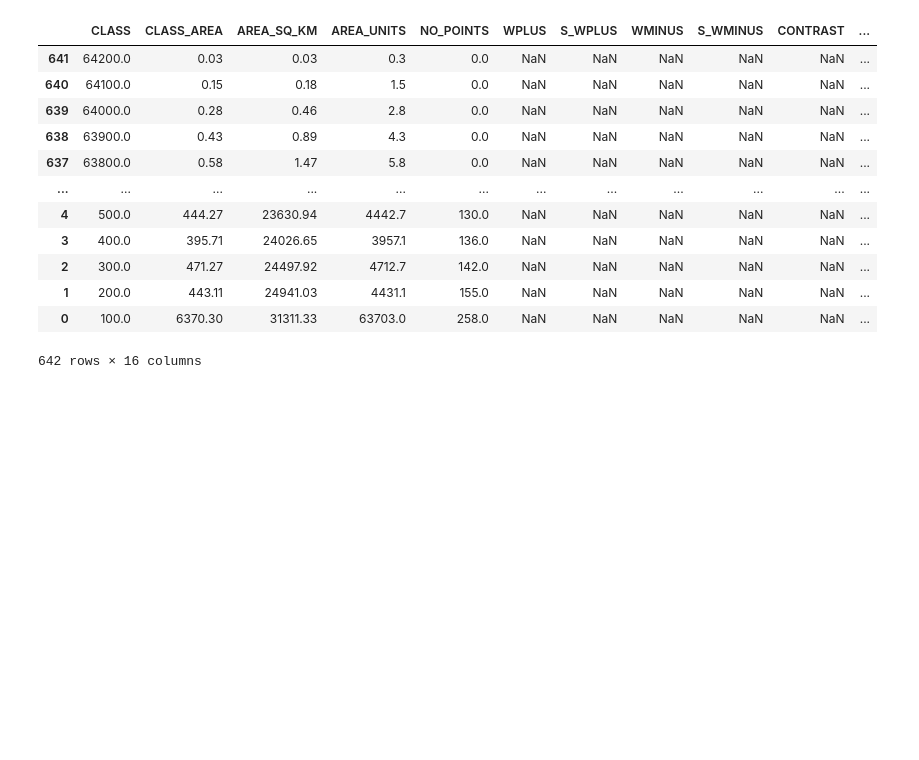
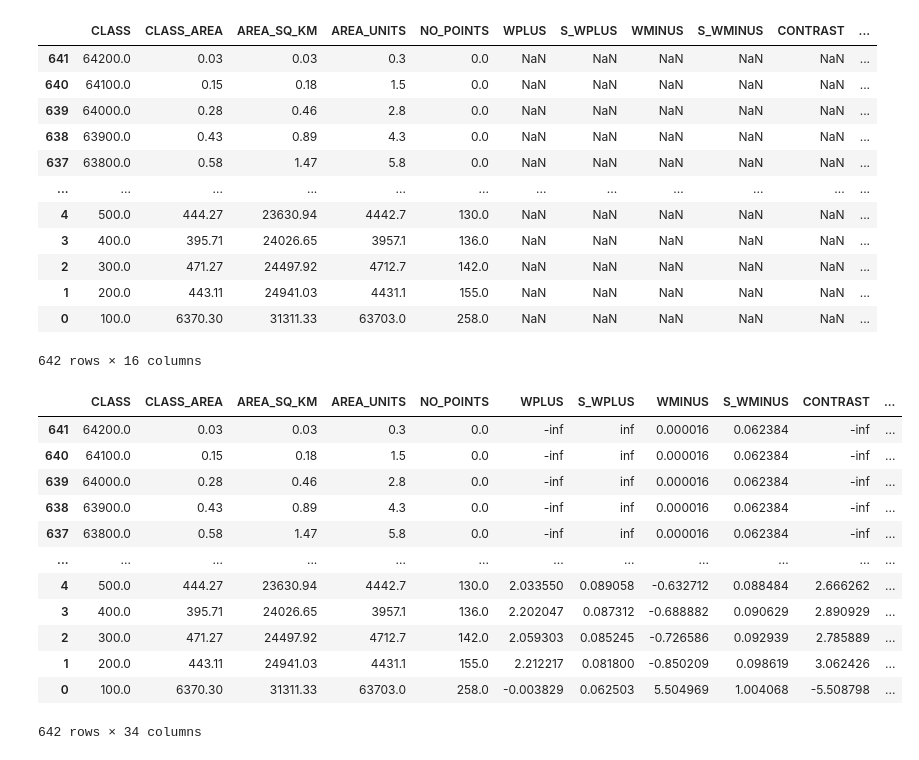
Before and after one commit to RichardScottOZ/Simple-Weights-of-Evidence, a Jupyter notebook: WoE-Test.ipynb, the cells around one changed output. Drawn from its saved outputs; the diff is of its cells as text; code cells hidden in the pictures; blank space fills up the shorter version.

```diff
--- a/WoE-Test.ipynb
+++ b/WoE-Test.ipynb
@@ -412,4 +401,27 @@ dfmakeWts['sm'] = np.sqrt(dfmakeWts['vm'])
 
 dfmakeWts['S_WMINUS'] = dfmakeWts['sm']
 # %%
-dfmakeWts['c']= dfmakeWts['wp'] - dfmakeWts['wm']
+dfmakeWts['c'] = dfmakeWts['wp'] - dfmakeWts['wm']
+
+dfmakeWts['CONTRAST'] = dfmakeWts['c']
+# %%
+dfmakeWts['sc'] = np.sqrt(dfmakeWts['vp'] + dfmakeWts['vm'])
+
+dfmakeWts['S_CONTRAST'] = dfmakeWts['sc']
+dfmakeWts['STUDC'] = dfmakeWts['c'] / dfmakeWts['sc']
+# %%
+dfmakeWts
+# %% [output]
+|  | CLASS | CLASS_AREA | AREA_SQ_KM | AREA_UNITS | NO_POINTS | WPLUS | S_WPLUS | WMINUS | S_WMINUS | CONTRAST | ... |
+| 641 | 64200.0 | 0.03 | 0.03 | 0.3 | 0.0 | -inf | inf | 0.000016 | 0.062384 | -inf | ... |
+| 640 | 64100.0 | 0.15 | 0.18 | 1.5 | 0.0 | -inf | inf | 0.000016 | 0.062384 | -inf | ... |
+| 639 | 64000.0 | 0.28 | 0.46 | 2.8 | 0.0 | -inf | inf | 0.000016 | 0.062384 | -inf | ... |
+| 638 | 63900.0 | 0.43 | 0.89 | 4.3 | 0.0 | -inf | inf | 0.000016 | 0.062384 | -inf | ... |
+| 637 | 63800.0 | 0.58 | 1.47 | 5.8 | 0.0 | -inf | inf | 0.000016 | 0.062384 | -inf | ... |
+| ... | ... | ... | ... | ... | ... | ... | ... | ... | ... | ... | ... |
+| 4 | 500.0 | 444.27 | 23630.94 | 4442.7 | 130.0 | 2.033550 | 0.089058 | -0.632712 | 0.088484 | 2.666262 | ... |
+| 3 | 400.0 | 395.71 | 24026.65 | 3957.1 | 136.0 | 2.202047 | 0.087312 | -0.688882 | 0.090629 | 2.890929 | ... |
+| 2 | 300.0 | 471.27 | 24497.92 | 4712.7 | 142.0 | 2.059303 | 0.085245 | -0.726586 | 0.092939 | 2.785889 | ... |
+| 1 | 200.0 | 443.11 | 24941.03 | 4431.1 | 155.0 | 2.212217 | 0.081800 | -0.850209 | 0.098619 | 3.062426 | ... |
+| 0 | 100.0 | 6370.30 | 31311.33 | 63703.0 | 258.0 | -0.003829 | 0.062503 | 5.504969 | 1.004068 | -5.508798 | ... |
+642 rows × 34 columns
```
Also changed, not shown: parts of 3 cells of this notebook.
